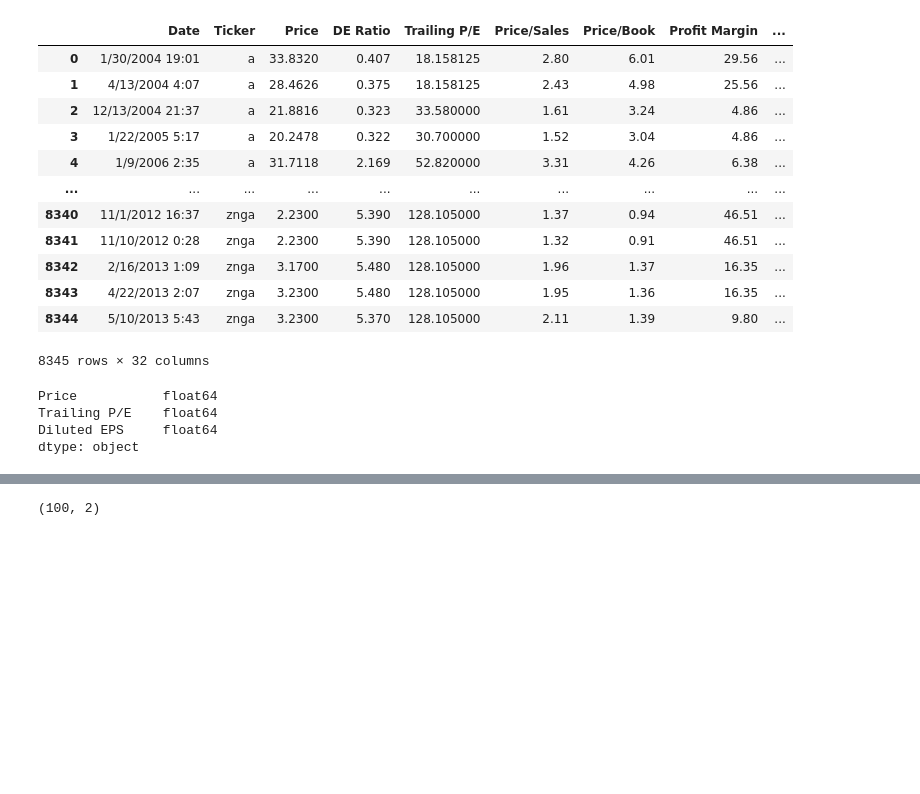
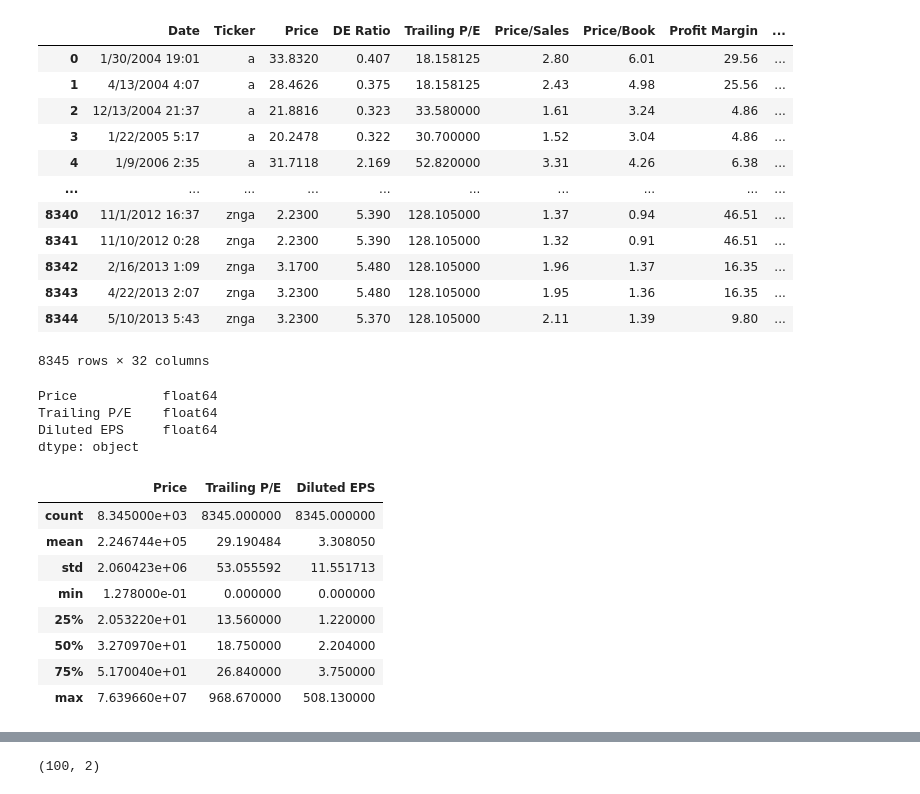
Before and after one commit to msabir10/Final_Project, a Jupyter notebook: Yahoo_Finance.ipynb, the cells around one changed output, grey strips where cells are left out. Drawn from its saved outputs; the diff is of its cells as text; code cells hidden in the pictures; blank space fills up the shorter version.

```diff
--- a/Yahoo_Finance.ipynb
+++ b/Yahoo_Finance.ipynb
@@ -283,3 +283,15 @@ Price           float64
 Trailing P/E    float64
 Diluted EPS     float64
 dtype: object
+# %%
+cdf.describe()
+# %% [output]
+|  | Price | Trailing P/E | Diluted EPS |
+| count | 8.345000e+03 | 8345.000000 | 8345.000000 |
+| mean | 2.246744e+05 | 29.190484 | 3.308050 |
+| std | 2.060423e+06 | 53.055592 | 11.551713 |
+| min | 1.278000e-01 | 0.000000 | 0.000000 |
+| 25% | 2.053220e+01 | 13.560000 | 1.220000 |
+| 50% | 3.270970e+01 | 18.750000 | 2.204000 |
+| 75% | 5.170040e+01 | 26.840000 | 3.750000 |
+| max | 7.639660e+07 | 968.670000 | 508.130000 |
```
Also changed, not shown: parts of 8 cells of this notebook.
